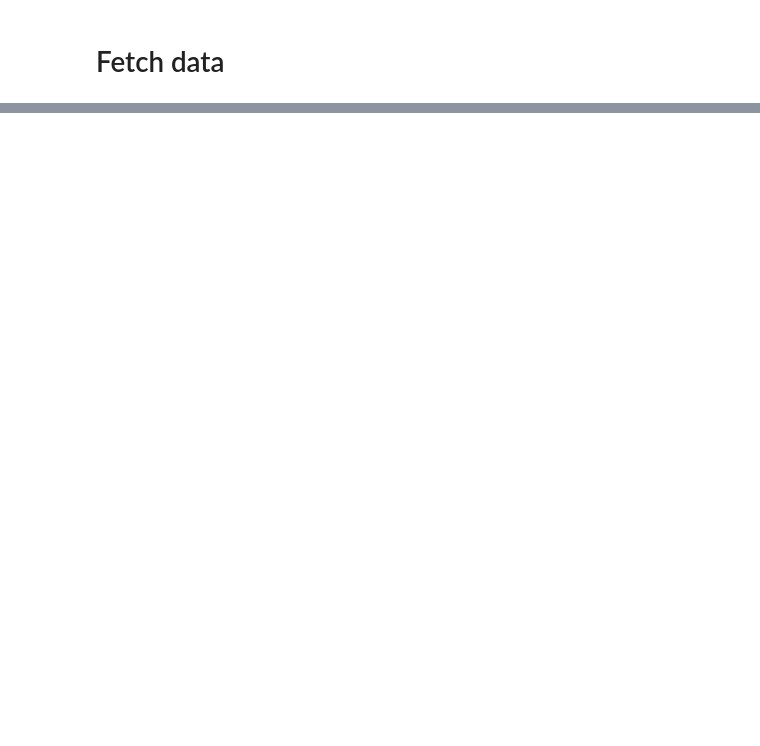
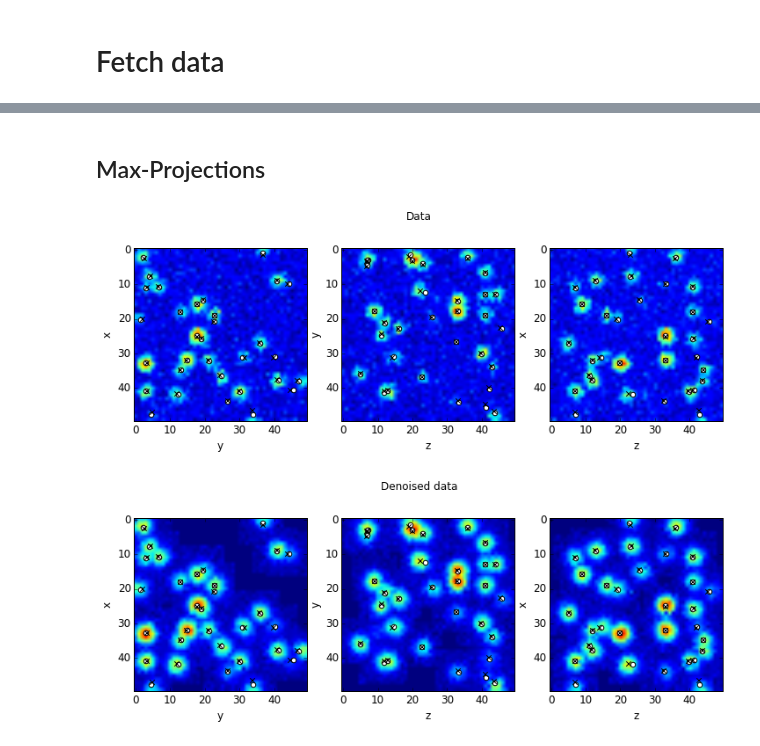
Before and after one commit to soudry/ROI_detect, a Jupyter notebook: sparkify-Demo.ipynb, the cells around one changed output, grey strips where cells are left out. Saved outputs shown, nothing was run; the diff lists cells and outputs as text; code cells hidden in the pictures; blank space fills up the shorter version.

```diff
--- a/sparkify-Demo.ipynb
+++ b/sparkify-Demo.ipynb
@@ -58,0 +101,19 @@ blocks.count()
+# %%
+def maxproj(data, title):
+    plt.figure(figsize=(12,4))
+    plt.suptitle(title, y=1)
+    plt.subplot(131)
+    plt.scatter(*sources.centers.T[1::-1], s=30,  marker='o', c='white');
+    plt.scatter(*denoised_centers.T[1::-1], s=30,  marker='x', c='k');
+    plt.imshow(np.percentile(data,99,0).max(-1))
+    plt.xlabel('y');plt.ylabel('x');
+    plt.subplot(132)
+    plt.scatter(*sources.centers.T[2:0:-1], s=30,  marker='o', c='white');
+    plt.scatter(*denoised_centers.T[2:0:-1], s=30,  marker='x', c='k');
+    plt.imshow(np.percentile(data,99,0).max(0))
+    plt.xlabel('z');plt.ylabel('y');
+    plt.subplot(133)
+    plt.scatter(*sources.centers.T[2::-2], s=30,  marker='o', c='white');
+    plt.scatter(*denoised_centers.T[2::-2], s=30,  marker='x', c='k');
+    plt.imshow(np.percentile(data,99,0).max(1))
+    plt.xlabel('z');plt.ylabel('x');
@@ -135,0 +178,9 @@ for ii in range(data.shape[0]):
+# %% [markdown]
+## Max-Projections
+# %%
+if data_source == 3:
+    maxproj(data, 'Data')
+    maxproj(denoised_data, 'Denoised data')
+# %% [output]
+[figure, added]
+[figure, added]
```
Also changed, not shown: parts of 23 cells of this notebook, 3 other files.
